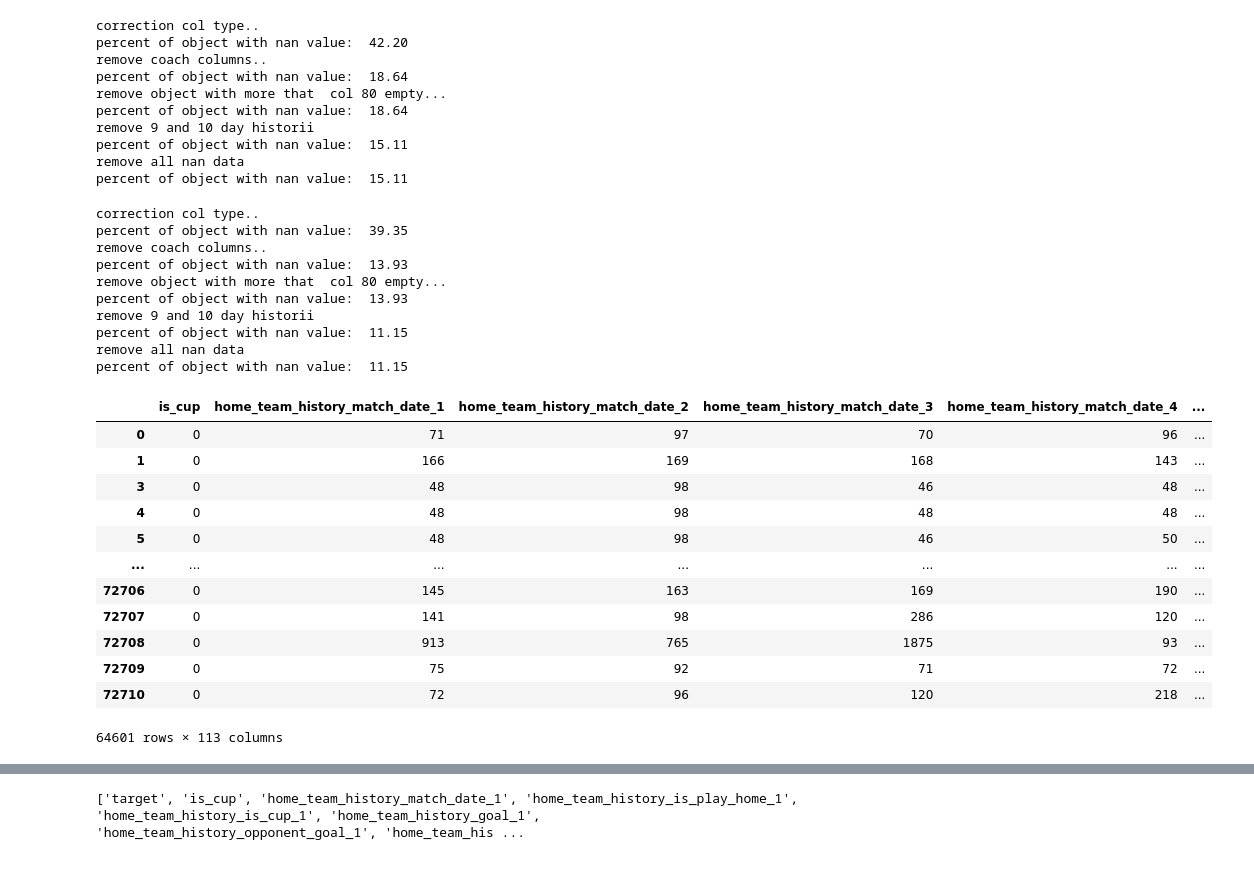
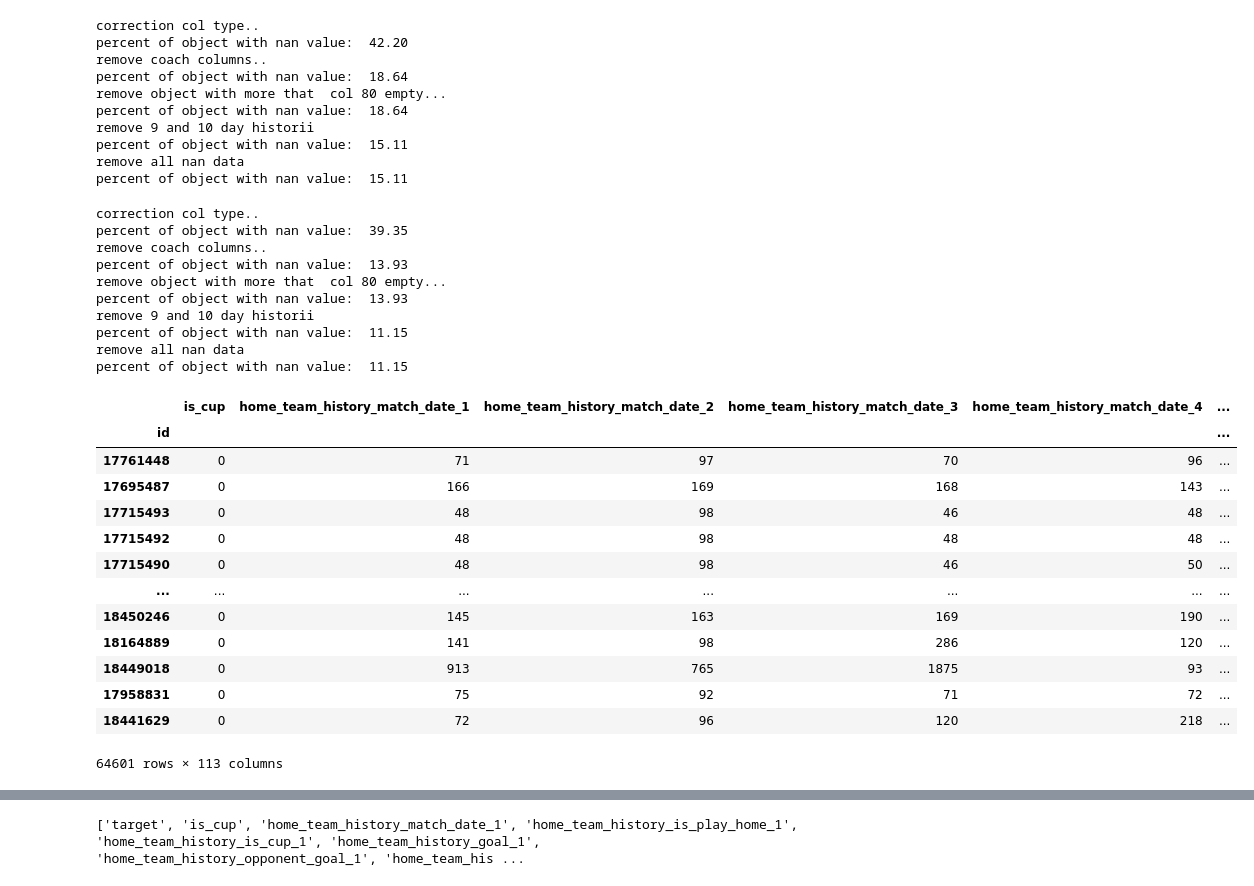
Before and after one commit to czechoa/football-match-probability-prediction, a Jupyter notebook: jupyter_notebook/adding_features_and_features_selection.ipynb, the cells around one changed output, grey strips where cells are left out. Cells and saved outputs as stored; diff of their text form; code cells hidden in the pictures.

```diff
--- a/jupyter_notebook/adding_features_and_features_selection.ipynb
+++ b/jupyter_notebook/adding_features_and_features_selection.ipynb
@@ -19,34 +19,35 @@ percent of object with nan value:  15.11
 remove all nan data
 percent of object with nan value:  15.11
 # %%
-test_org = pd.read_csv('data/test.csv')
+test_org = pd.read_csv('../data/test.csv')
 test = completed_missing_data(test_org)
 test = convert_historical_date_to_date_difference(test)
-test = remove_described_col(test)
+test = remove_described_col_and_set_index_id(test)
 test
 # %% [output]
 correction col type..
 percent of object with nan value:  39.35
 remove coach columns..
 percent of object with nan value:  13.93
 remove object with more that  col 80 empty...
 percent of object with nan value:  13.93
 remove 9 and 10 day historii
 percent of object with nan value:  11.15
 remove all nan data
 percent of object with nan value:  11.15
 |  | is_cup | home_team_history_match_date_1 | home_team_history_match_date_2 | home_team_history_match_date_3 | home_team_history_match_date_4 | ... |
-| 0 | 0 | 71 | 97 | 70 | 96 | ... |
-| 1 | 0 | 166 | 169 | 168 | 143 | ... |
-| 3 | 0 | 48 | 98 | 46 | 48 | ... |
-| 4 | 0 | 48 | 98 | 48 | 48 | ... |
-| 5 | 0 | 48 | 98 | 46 | 50 | ... |
+| id |  |  |  |  |  | ... |
+| 17761448 | 0 | 71 | 97 | 70 | 96 | ... |
+| 17695487 | 0 | 166 | 169 | 168 | 143 | ... |
+| 17715493 | 0 | 48 | 98 | 46 | 48 | ... |
+| 17715492 | 0 | 48 | 98 | 48 | 48 | ... |
+| 17715490 | 0 | 48 | 98 | 46 | 50 | ... |
 | ... | ... | ... | ... | ... | ... | ... |
-| 72706 | 0 | 145 | 163 | 169 | 190 | ... |
-| 72707 | 0 | 141 | 98 | 286 | 120 | ... |
-| 72708 | 0 | 913 | 765 | 1875 | 93 | ... |
-| 72709 | 0 | 75 | 92 | 71 | 72 | ... |
-| 72710 | 0 | 72 | 96 | 120 | 218 | ... |
+| 18450246 | 0 | 145 | 163 | 169 | 190 | ... |
+| 18164889 | 0 | 141 | 98 | 286 | 120 | ... |
+| 18449018 | 0 | 913 | 765 | 1875 | 93 | ... |
+| 17958831 | 0 | 75 | 92 | 71 | 72 | ... |
+| 18441629 | 0 | 72 | 96 | 120 | 218 | ... |
 64601 rows × 113 columns
 # %% [markdown]
 # Dodanie cech
```
Also changed, not shown: parts of 7 cells of this notebook, 5 other files.
